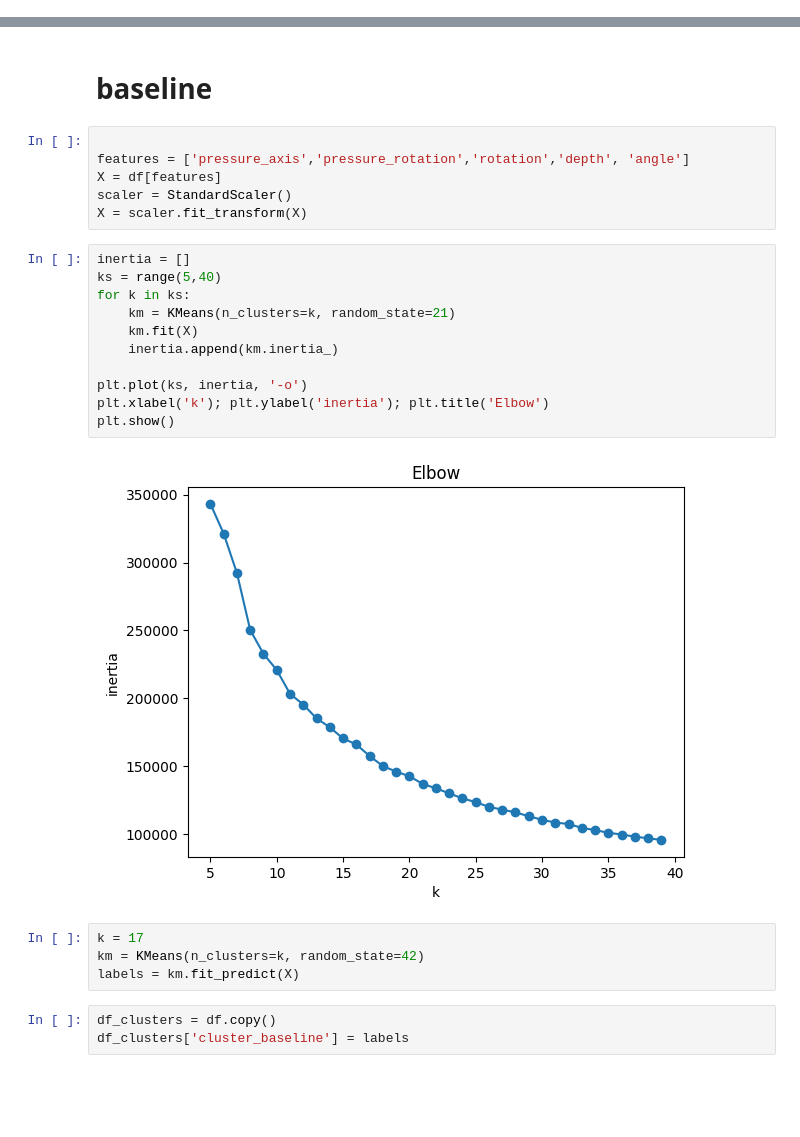
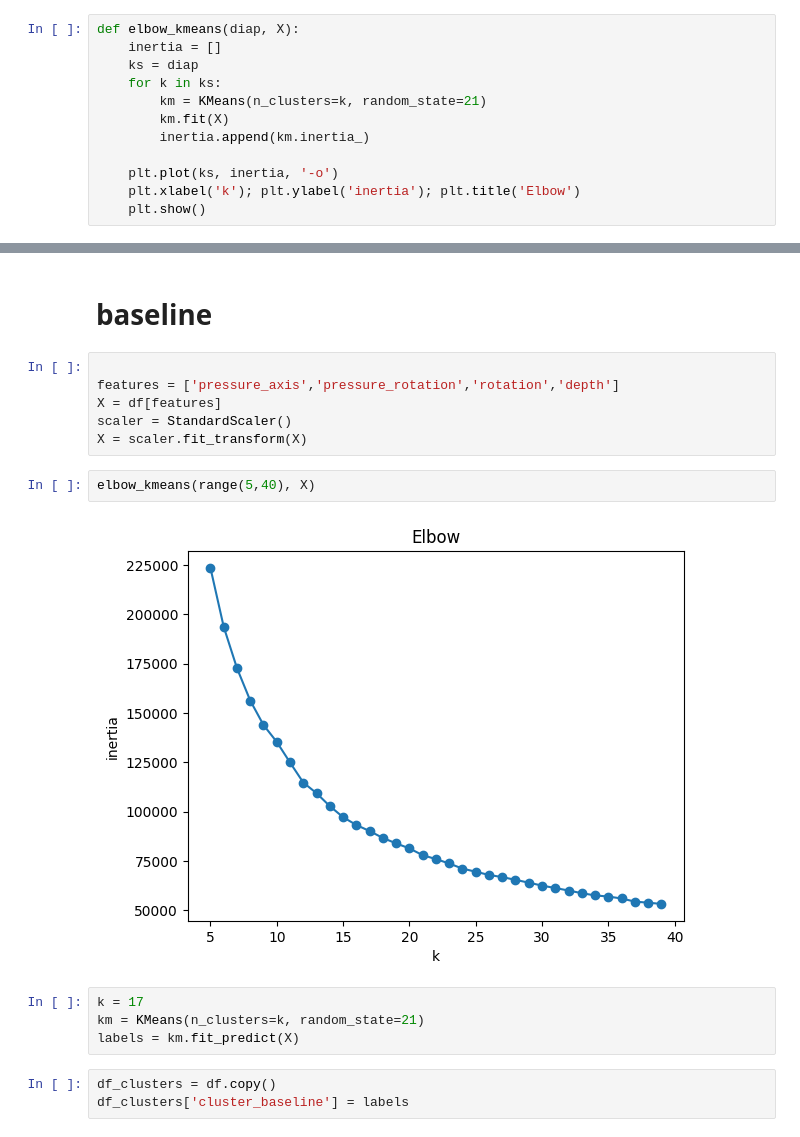
Before and after one commit to qa1roO/OptimalDrilling, a Jupyter notebook: notebooks/cluster.ipynb, the cells around one changed output, grey strips where cells are left out. Saved outputs shown, nothing was run; the diff lists cells and outputs as text; blank space fills up the shorter version.

```diff
--- a/notebooks/cluster.ipynb
+++ b/notebooks/cluster.ipynb
@@ -62,5 +48,17 @@ df
 # %% [markdown]
 # functions
+# %%
+def elbow_kmeans(diap, X):
+    inertia = []
+    ks = diap
+    for k in ks:
+        km = KMeans(n_clusters=k, random_state=21)
+        km.fit(X)
+        inertia.append(km.inertia_)
+
+    plt.plot(ks, inertia, '-o')
+    plt.xlabel('k'); plt.ylabel('inertia'); plt.title('Elbow')
+    plt.show()
 # %%
 def show_pca_2d(X, labels):
     pca = PCA(n_components=2, random_state=42)
@@ -108,26 +106,17 @@ def show_umap_3d(X, labels):
 # baseline
 # %%
 
-features = ['pressure_axis','pressure_rotation','rotation','depth', 'angle']
+features = ['pressure_axis','pressure_rotation','rotation','depth']
 X = df[features]
 scaler = StandardScaler()
 X = scaler.fit_transform(X)
 # %%
-inertia = []
-ks = range(5,40)
-for k in ks:
-    km = KMeans(n_clusters=k, random_state=21)
-    km.fit(X)
-    inertia.append(km.inertia_)
-
-plt.plot(ks, inertia, '-o')
-plt.xlabel('k'); plt.ylabel('inertia'); plt.title('Elbow')
-plt.show()
+elbow_kmeans(range(5,40), X)
 # %% [output]
-[figure, old version]
+[figure, new version]
 # %%
 k = 17
-km = KMeans(n_clusters=k, random_state=42)
+km = KMeans(n_clusters=k, random_state=21)
 labels = km.fit_predict(X)
 # %%
 df_clusters = df.copy()
```
Also changed, not shown: parts of 27 cells of this notebook, 4 other files.
